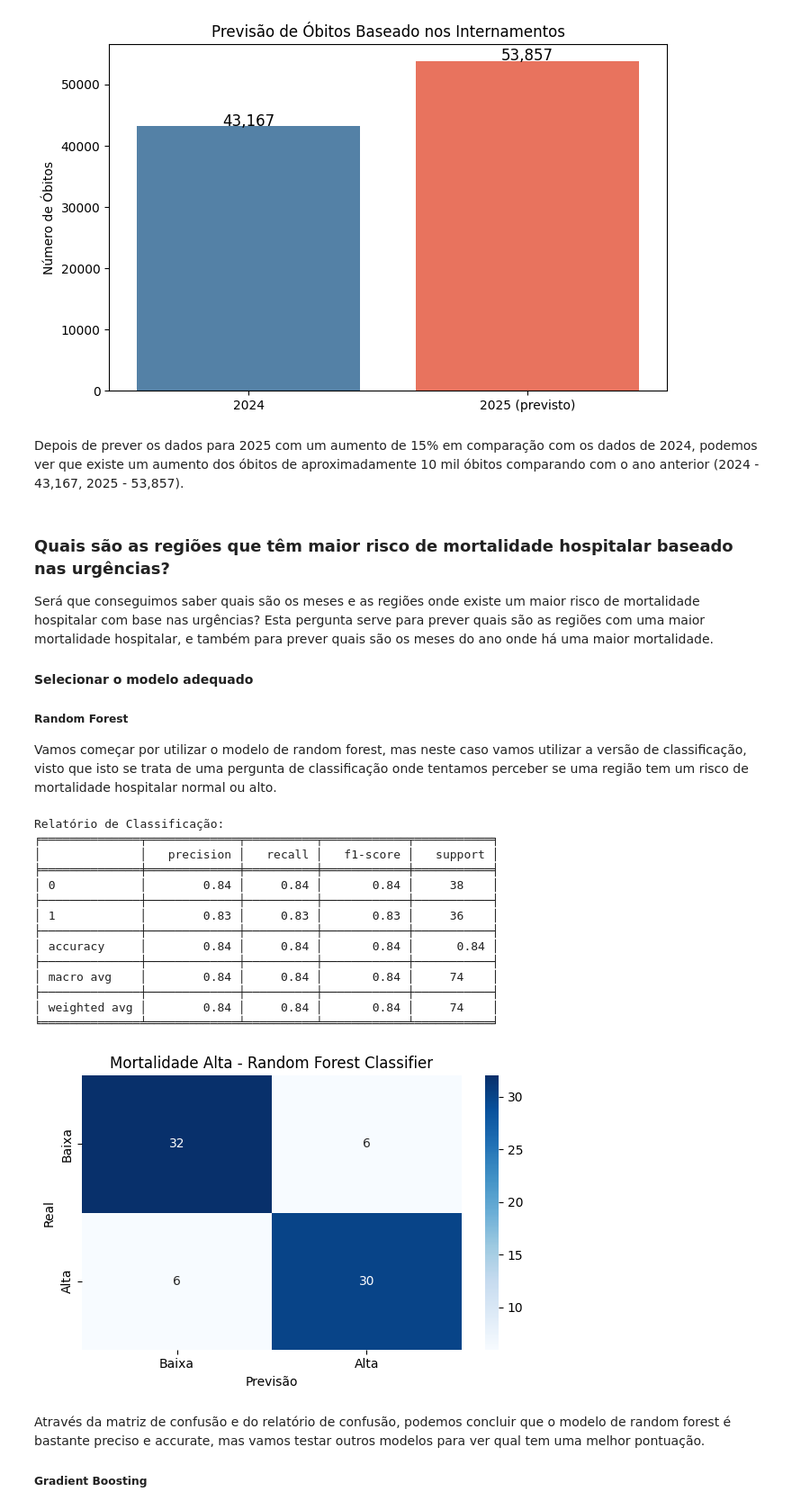
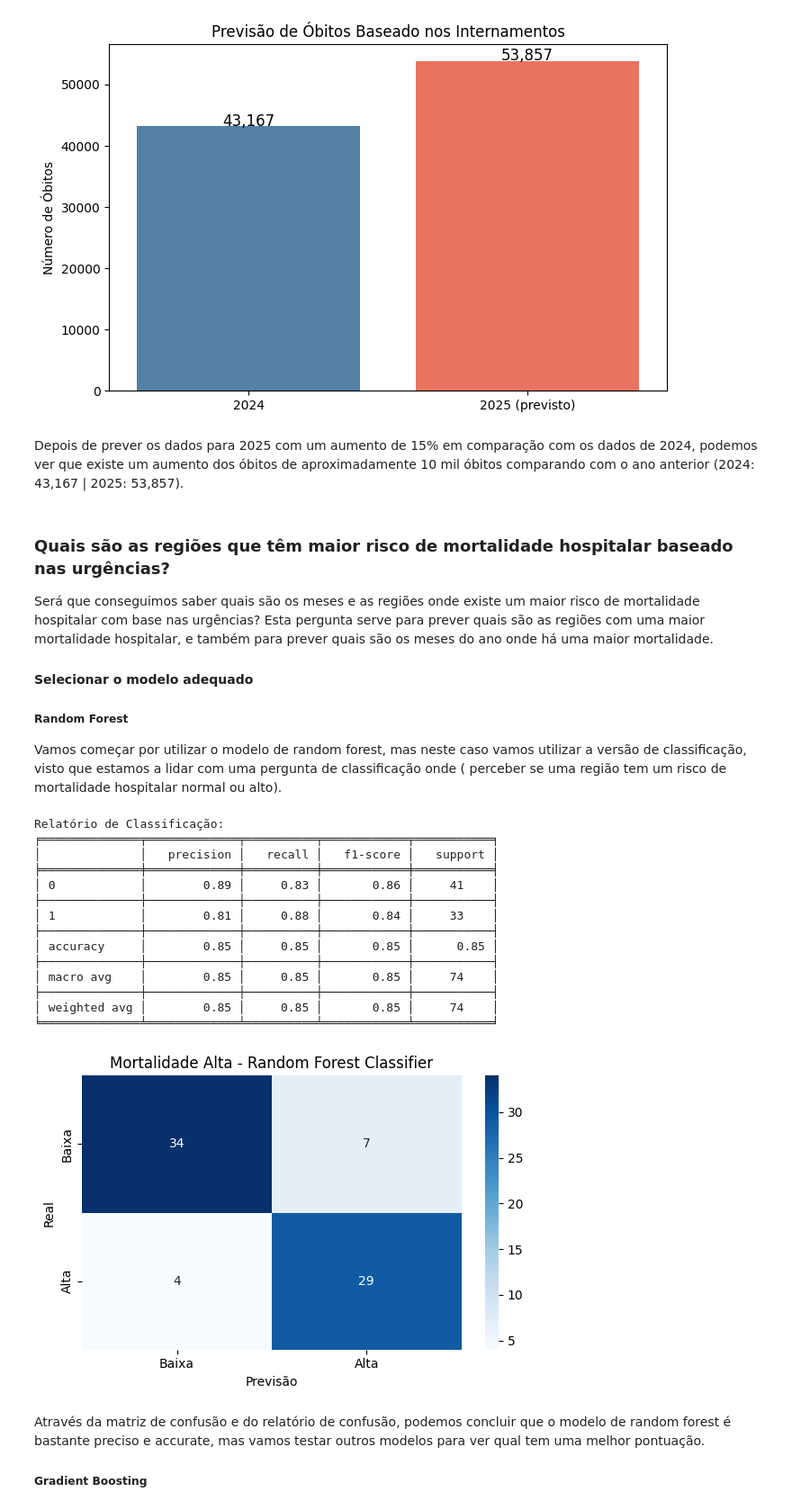
Before and after one commit to He1senb0rg/Projeto-PCD, a Jupyter notebook: projeto.ipynb, the cells around one changed output. Shown: that part at 90% size. Cells and saved outputs as stored; diff of their text form; code cells hidden in the pictures.

```diff
--- a/projeto.ipynb
+++ b/projeto.ipynb
@@ -518,13 +519,13 @@ dtype: object
 Previsão de óbitos para o ano de 2025: 53,857
 [figure]
 # %% [markdown]
-Depois de prever os dados para 2025 com um aumento de 15% em comparação com os dados de 2024, podemos ver que existe um aumento dos óbitos de aproximadamente 10 mil óbitos comparando com o ano anterior (2024 - 43,167, 2025 - 53,857).
+Depois de prever os dados para 2025 com um aumento de 15% em comparação com os dados de 2024, podemos ver que existe um aumento dos óbitos de aproximadamente 10 mil óbitos comparando com o ano anterior (2024: 43,167 | 2025: 53,857).
 # %% [markdown]
 ### Quais são as regiões que têm maior risco de mortalidade hospitalar baseado nas urgências?
 Será que conseguimos saber quais são os meses e as regiões onde existe um maior risco de mortalidade hospitalar com base nas urgências? Esta pergunta serve para prever quais são as regiões com uma maior mortalidade hospitalar, e também para prever quais são os meses do ano onde há uma maior mortalidade.
 #### Selecionar o modelo adequado
 ##### Random Forest
-Vamos começar por utilizar o modelo de random forest, mas neste caso vamos utilizar a versão de classificação, visto que isto se trata de uma pergunta de classificação onde tentamos perceber se uma região tem um risco de mortalidade hospitalar normal ou alto.
+Vamos começar por utilizar o modelo de random forest, mas neste caso vamos utilizar a versão de classificação, visto que estamos a lidar com uma pergunta de classificação onde ( perceber se uma região tem um risco de mortalidade hospitalar normal ou alto).
 # %%
 # calcular a média de óbitos
 media_obitos = df_modelo["obitos"].mean()
@@ -542,8 +543,8 @@ X_p2 = df_modelo[[
 ]]
 y_p2 = df_modelo["mortalidade_alta"]
 
-# dividir os dados em treino e teste com estratificação para manter a mesma proporção de classes no conjunto de treino e teste que existe no conjunto original
-X_train_p2, X_test_p2, y_train_p2, y_test_p2 = train_test_split(X_p2, y_p2, test_size=0.2, random_state=42, stratify=y_p2)
+# dividir os dados em treino e teste
+X_train_p2, X_test_p2, y_train_p2, y_test_p2 = train_test_split(X_p2, y_p2, test_size=0.2, random_state=42)
 
 # criar e treinar o modelo de random forest
 rf_model_p2 = RandomForestClassifier(n_estimators=100, random_state=42)
@@ -551,39 +552,39 @@ rf_model_p2.fit(X_train_p2, y_train_p2)
 
 # fazer previsões
 y_pred_p2 = rf_model_p2.predict(X_test_p2)
 
 # avaliar o modelo
 print("Relatório de Classificação:")
 report = classification_report(y_test_p2, y_pred_p2, output_dict=True)
 df_report = pd.DataFrame(report).transpose().round(2)
 
 # mostrar o relatório de classificação
 print(tabulate(df_report, headers="keys", tablefmt="fancy_grid"))
 
 # mostrar a matriz de confusão
 plt.figure(figsize=(6, 4))
 sns.heatmap(confusion_matrix(y_test_p2, y_pred_p2), annot=True, fmt="d", cmap="Blues", xticklabels=["Baixa", "Alta"], yticklabels=["Baixa", "Alta"])
 plt.title("Mortalidade Alta - Random Forest Classifier")
 plt.xlabel("Previsão")
 plt.ylabel("Real")
 plt.tight_layout()
 plt.show()
 # %% [output]
 Relatório de Classificação:
 ╒══════════════╤═════════════╤══════════╤════════════╤═══════════╕
 │              │   precision │   recall │   f1-score │   support │
 ╞══════════════╪═════════════╪══════════╪════════════╪═══════════╡
-│ 0            │        0.84 │     0.84 │       0.84 │     38    │
+│ 0            │        0.89 │     0.83 │       0.86 │     41    │
 ├──────────────┼─────────────┼──────────┼────────────┼───────────┤
-│ 1            │        0.83 │     0.83 │       0.83 │     36    │
+│ 1            │        0.81 │     0.88 │       0.84 │     33    │
 ├──────────────┼─────────────┼──────────┼────────────┼───────────┤
-│ accuracy     │        0.84 │     0.84 │       0.84 │      0.84 │
+│ accuracy     │        0.85 │     0.85 │       0.85 │      0.85 │
 ├──────────────┼─────────────┼──────────┼────────────┼───────────┤
-│ macro avg    │        0.84 │     0.84 │       0.84 │     74    │
+│ macro avg    │        0.85 │     0.85 │       0.85 │     74    │
 ├──────────────┼─────────────┼──────────┼────────────┼───────────┤
-│ weighted avg │        0.84 │     0.84 │       0.84 │     74    │
+│ weighted avg │        0.85 │     0.85 │       0.85 │     74    │
 ╘══════════════╧═════════════╧══════════╧════════════╧═══════════╛
-[figure, old version]
+[figure, new version]
 # %% [markdown]
 Através da matriz de confusão e do relatório de confusão, podemos concluir que o modelo de random forest é bastante preciso e accurate, mas vamos testar outros modelos para ver qual tem uma melhor pontuação.
 ##### Gradient Boosting
```
Also changed, not shown: parts of 25 cells of this notebook, 4 other files.
